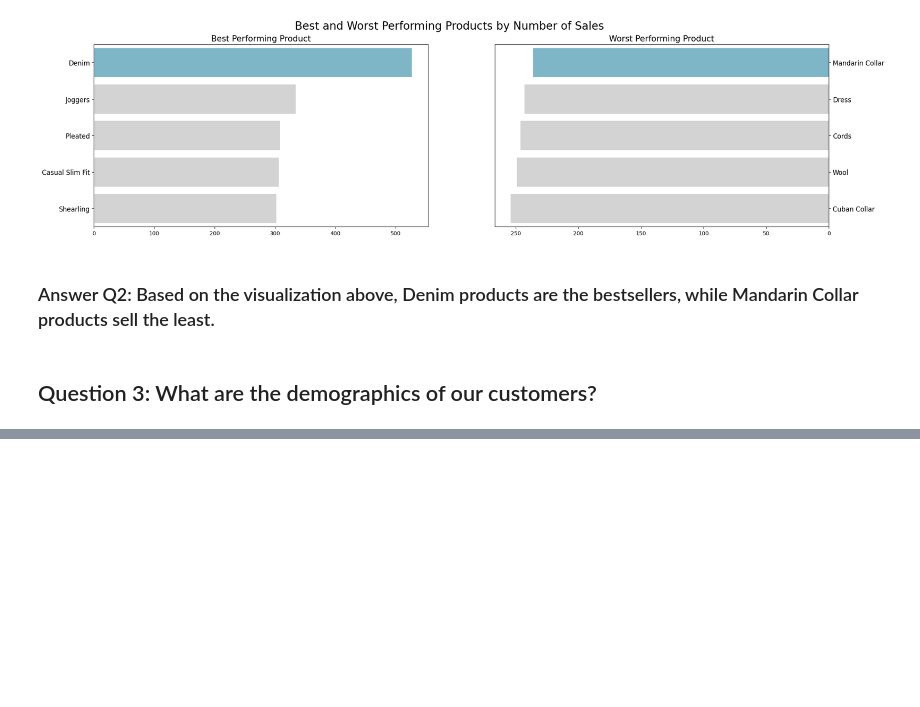
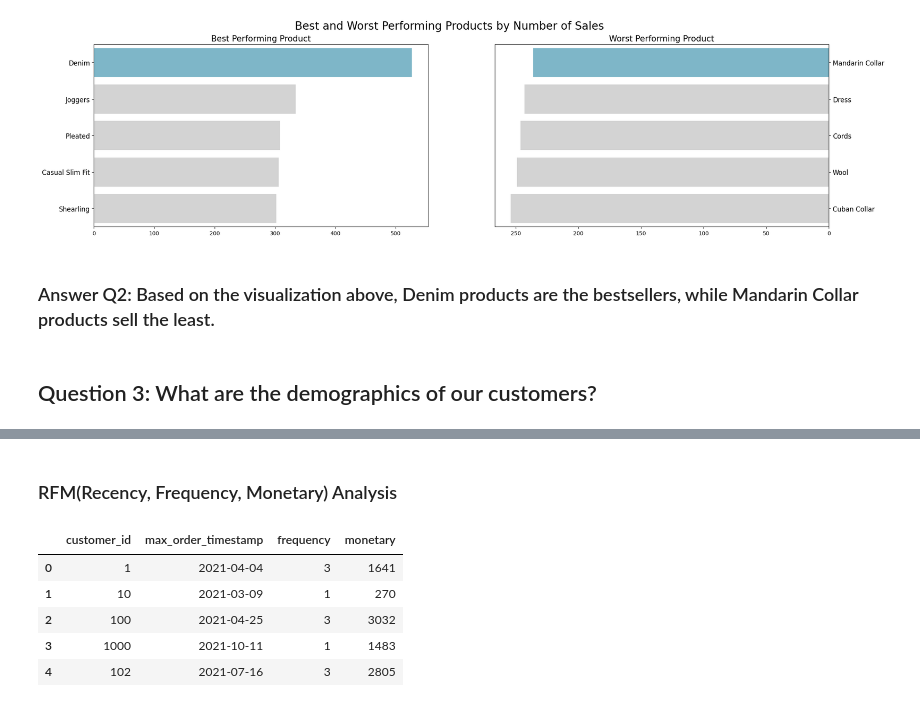
Before and after one commit to stefansphtr/Exercise-Project-Data-Analysis, a Jupyter notebook: Project.ipynb, the cells around one changed output, grey strips where cells are left out. Saved outputs shown, nothing was run; the diff lists cells and outputs as text; code cells hidden in the pictures; blank space fills up the shorter version.

```diff
--- a/Project.ipynb
+++ b/Project.ipynb
@@ -1545,0 +1675,21 @@ plt.show()
+# %% [markdown]
+### RFM(Recency, Frequency, Monetary) Analysis
+# %%
+rfm_df = all_df.groupby(by="customer_id", as_index=False).agg(
+    {
+        "order_date": "max",  # ? Find the most recent (maximum) purchase date for each customer.
+        "order_id": "nunique",  # ? Represents frequency transaction.
+        "total_price": "sum",  # ? Represents monetary value.
+    }
+)
+
+rfm_df.columns = ["customer_id", "max_order_timestamp", "frequency", "monetary"]
+
+rfm_df.head()
+# %% [output]
+|  | customer_id | max_order_timestamp | frequency | monetary |
+| 0 | 1 | 2021-04-04 | 3 | 1641 |
+| 1 | 10 | 2021-03-09 | 1 | 270 |
+| 2 | 100 | 2021-04-25 | 3 | 3032 |
+| 3 | 1000 | 2021-10-11 | 1 | 1483 |
+| 4 | 102 | 2021-07-16 | 3 | 2805 |
```
Also changed, not shown: parts of 17 cells of this notebook.
